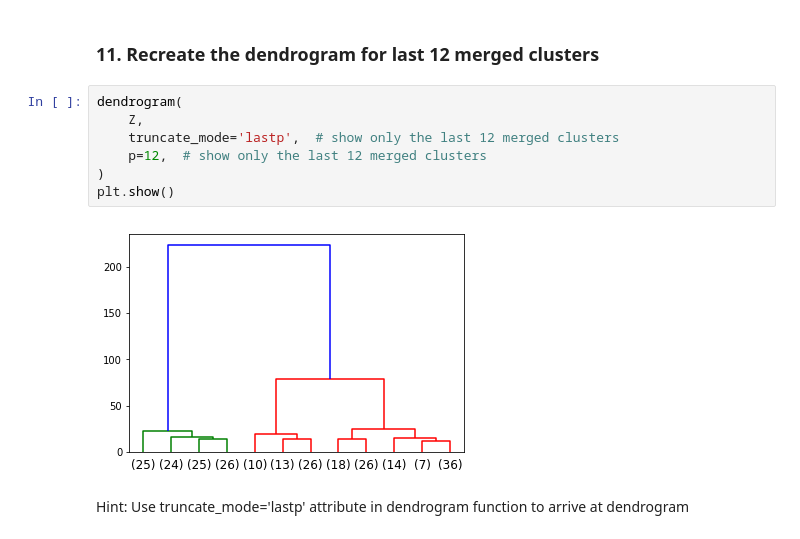
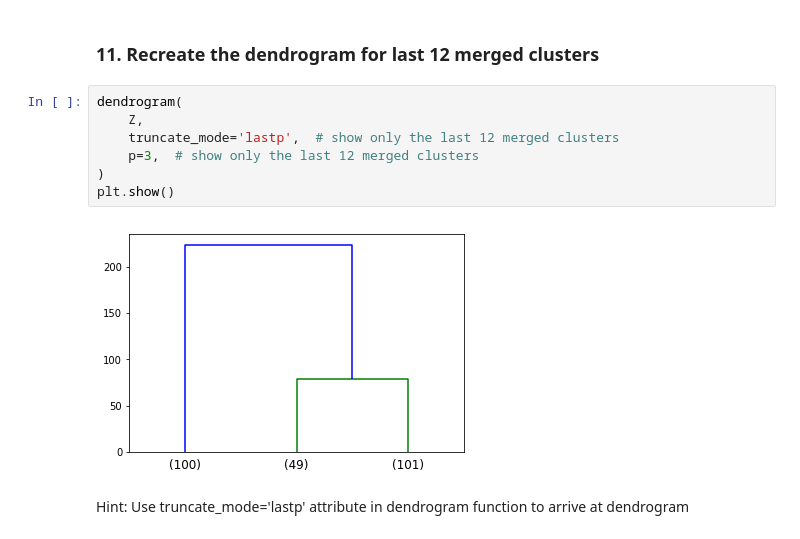
Before and after one commit to GreatLearningAIML1/delhi-may19-batch-Divyayadav2, a Jupyter notebook: R4_Internal_Lab.ipynb, the cells around one changed output. Cells and saved outputs as stored; diff of their text form.

```diff
--- a/R4_Internal_Lab.ipynb
+++ b/R4_Internal_Lab.ipynb
@@ -351,12 +351,12 @@ plt.tight_layout()
 # %%
 dendrogram(
     Z,
     truncate_mode='lastp',  # show only the last 12 merged clusters
-    p=12,  # show only the last 12 merged clusters
+    p=3,  # show only the last 12 merged clusters
 )
 plt.show()
 # %% [output]
-[figure, old version]
+[figure, new version]
 # %% [markdown]
 Hint: Use truncate_mode='lastp' attribute in dendrogram function to arrive at dendrogram
 # %% [markdown]
```
Also changed, not shown: parts of 1 cell of this notebook.
